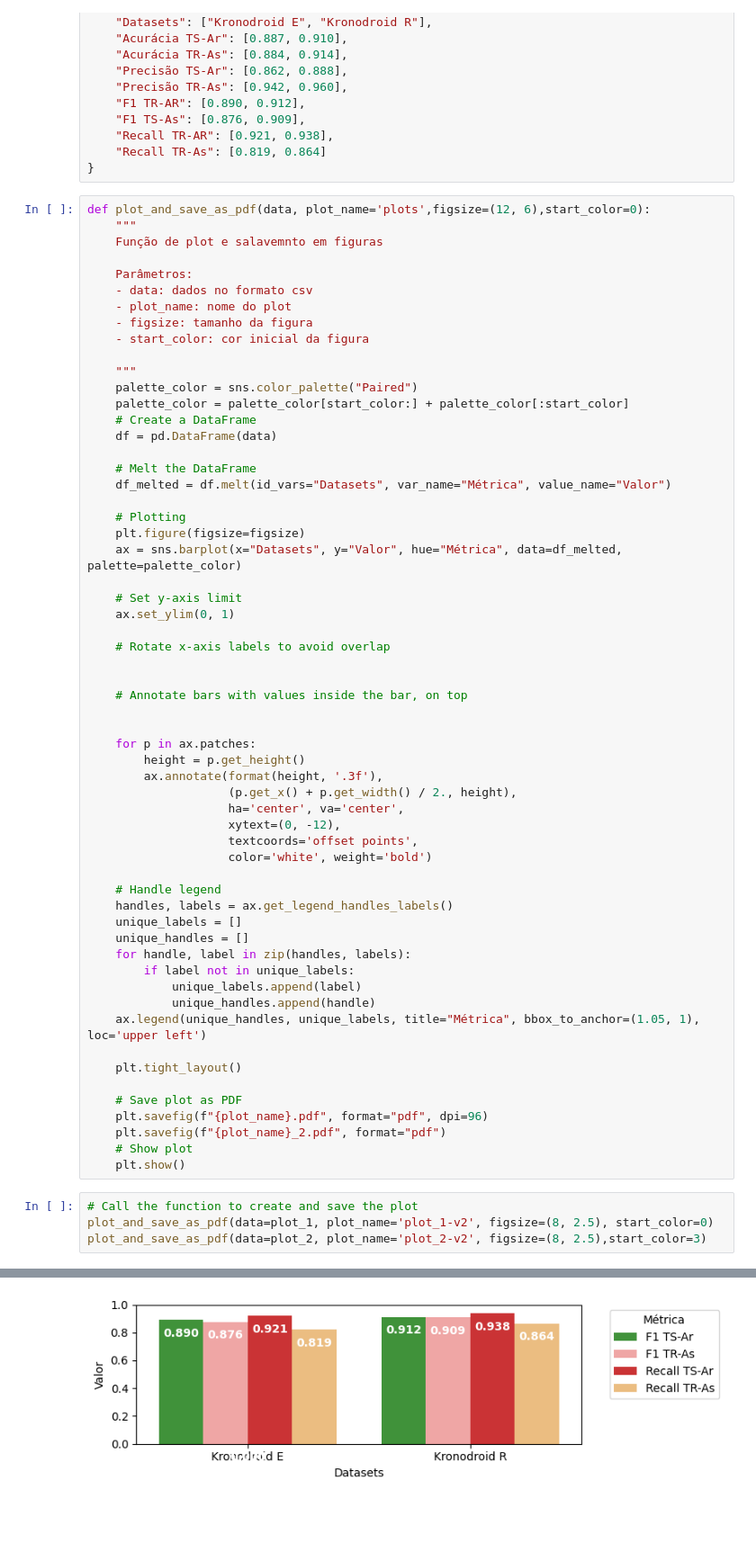
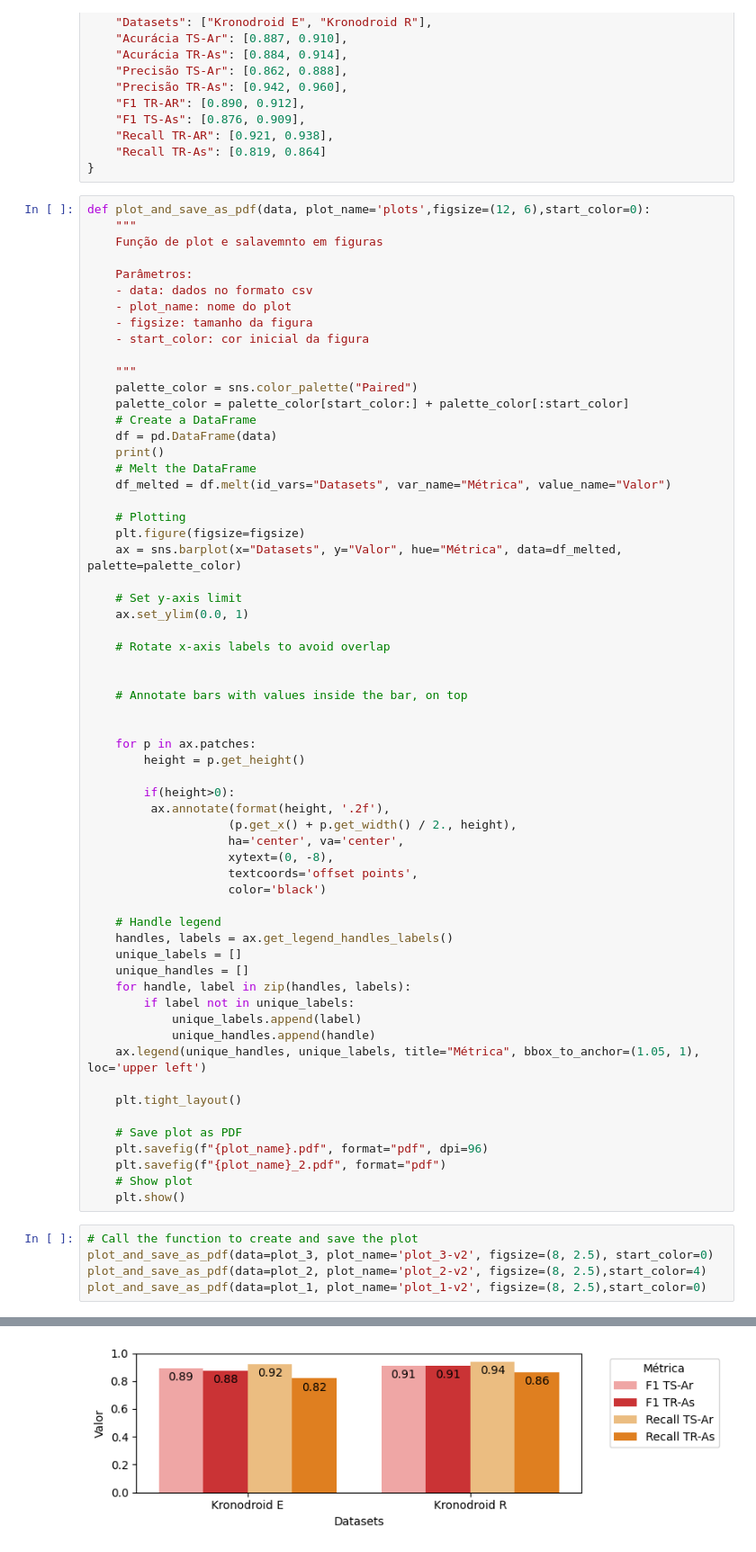
Before and after one commit to SBSegSF24/MalSynGen, a Jupyter notebook: plots.ipynb, the cells around one changed output, grey strips where cells are left out. Shown: that part at 90% size. Drawn from its saved outputs; the diff is of its cells as text; blank space fills up the shorter version.

```diff
--- a/plots.ipynb
+++ b/plots.ipynb
@@ -53,7 +53,7 @@ def plot_and_save_as_pdf(data, plot_name='plots',figsize=(12, 6),start_color=0):
     palette_color = palette_color[start_color:] + palette_color[:start_color]
     # Create a DataFrame
     df = pd.DataFrame(data)
-
+    print()
     # Melt the DataFrame
     df_melted = df.melt(id_vars="Datasets", var_name="Métrica", value_name="Valor")
 
@@ -62,7 +62,7 @@ def plot_and_save_as_pdf(data, plot_name='plots',figsize=(12, 6),start_color=0):
     ax = sns.barplot(x="Datasets", y="Valor", hue="Métrica", data=df_melted, palette=palette_color)
 
     # Set y-axis limit
-    ax.set_ylim(0, 1)
+    ax.set_ylim(0.0, 1)
 
     # Rotate x-axis labels to avoid overlap
 
@@ -72,12 +72,14 @@ def plot_and_save_as_pdf(data, plot_name='plots',figsize=(12, 6),start_color=0):
 
     for p in ax.patches:
         height = p.get_height()
-        ax.annotate(format(height, '.3f'),
+
+        if(height>0):
+         ax.annotate(format(height, '.2f'),
                     (p.get_x() + p.get_width() / 2., height),
                     ha='center', va='center',
-                    xytext=(0, -12),
+                    xytext=(0, -8),
                     textcoords='offset points',
-                    color='white', weight='bold')
+                    color='black')
 
     # Handle legend
     handles, labels = ax.get_legend_handles_labels()
@@ -98,6 +100,7 @@ def plot_and_save_as_pdf(data, plot_name='plots',figsize=(12, 6),start_color=0):
     plt.show()
 # %%
 # Call the function to create and save the plot
-plot_and_save_as_pdf(data=plot_1, plot_name='plot_1-v2', figsize=(8, 2.5), start_color=0)
-plot_and_save_as_pdf(data=plot_2, plot_name='plot_2-v2', figsize=(8, 2.5),start_color=3)
+plot_and_save_as_pdf(data=plot_3, plot_name='plot_3-v2', figsize=(8, 2.5), start_color=0)
+plot_and_save_as_pdf(data=plot_2, plot_name='plot_2-v2', figsize=(8, 2.5),start_color=4)
+plot_and_save_as_pdf(data=plot_1, plot_name='plot_1-v2', figsize=(8, 2.5),start_color=0)
 # %% [output]
@@ -105 +108 @@ plot_and_save_as_pdf(data=plot_2, plot_name='plot_2-v2', figsize=(8, 2.5),start_
-[figure, old version]
+[figure, new version]
```
Also changed, not shown: parts of 1 cell of this notebook.
